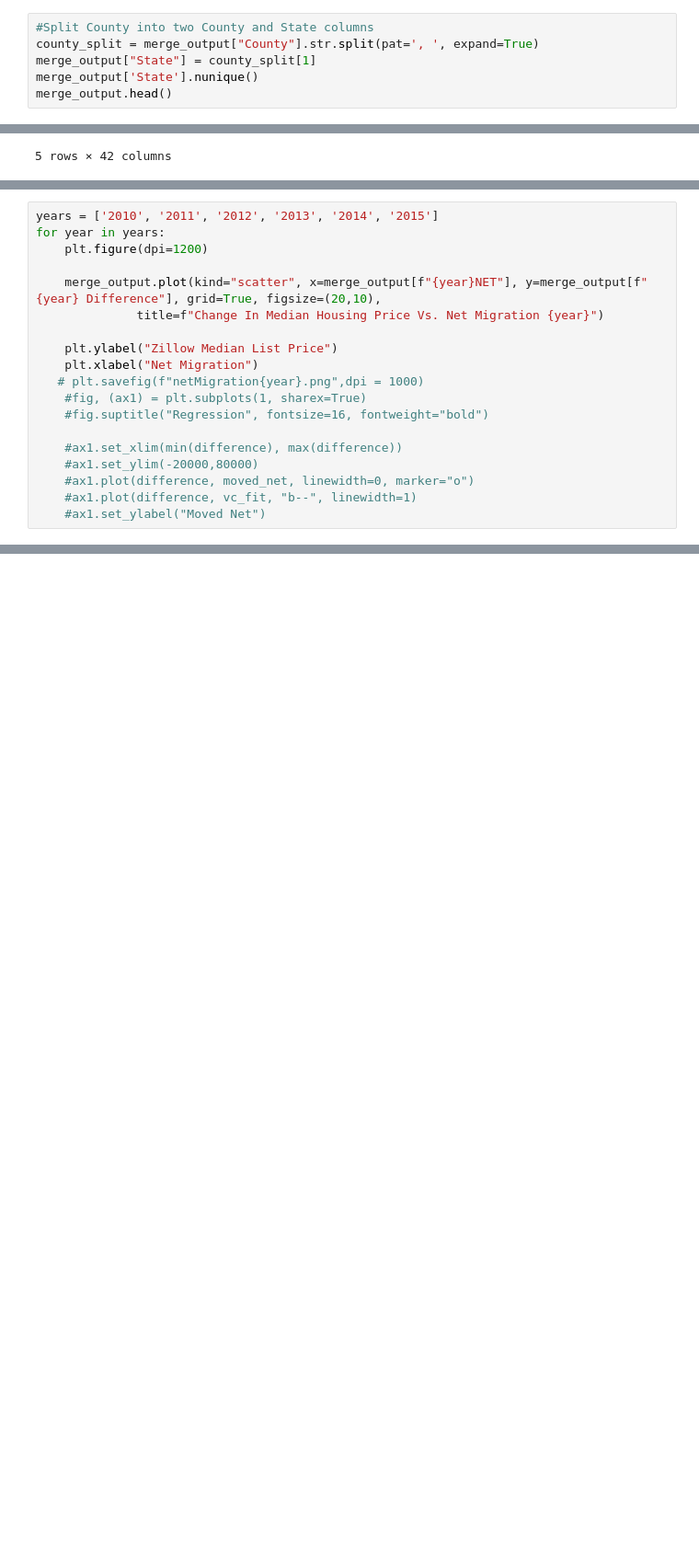
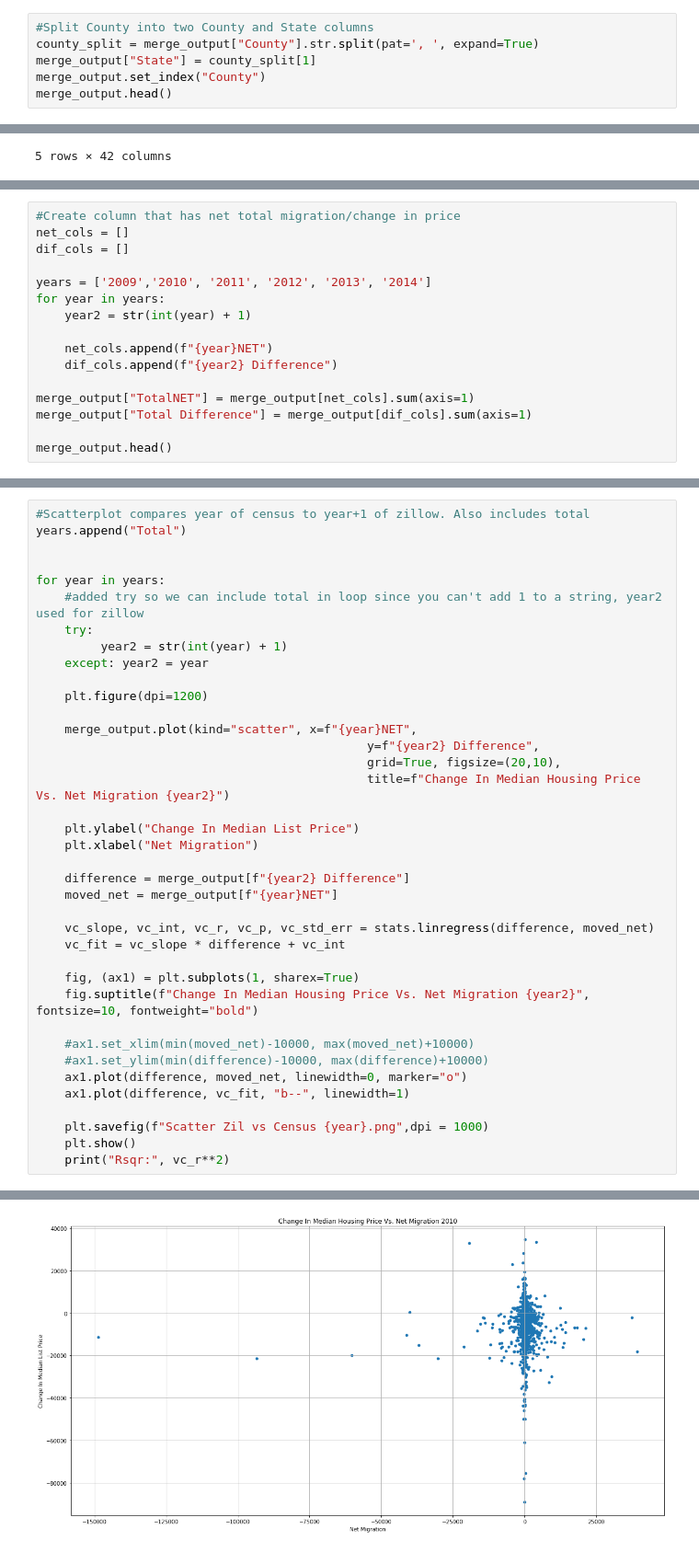
Before and after one commit to UCBDataAna/Project1_Migration, a Jupyter notebook: ScatterPlot_ByYear.ipynb, the cells around one changed output, grey strips where cells are left out. Shown: that part at 92% size. Drawn from its saved outputs; the diff is of its cells as text; blank space fills up the shorter version.

Commit message:
working ScatterPlot_ByYear script

```diff
--- a/ScatterPlot_ByYear.ipynb
+++ b/ScatterPlot_ByYear.ipynb
@@ -12,7 +13,7 @@ merge_output = merge_output.fillna(0)
 #Split County into two County and State columns
 county_split = merge_output["County"].str.split(pat=', ', expand=True)
 merge_output["State"] = county_split[1]
-merge_output['State'].nunique()
+merge_output.set_index("County")
 merge_output.head()
 # %% [output]
 |  | Unnamed: 0 | County | 2009IN | 2009NET | state | county | 2010IN | 2010NET | 2011IN | 2011NET | ... | ... |
@@ -35,0 +26,16 @@ net_df["Total Net"] = state_migration.sum(axis=1)
+# %%
+#Create column that has net total migration/change in price
+net_cols = []
+dif_cols = []
+
+years = ['2009','2010', '2011', '2012', '2013', '2014']
+for year in years:
+    year2 = str(int(year) + 1)
+
+    net_cols.append(f"{year}NET")
+    dif_cols.append(f"{year2} Difference")
+
+merge_output["TotalNET"] = merge_output[net_cols].sum(axis=1)
+merge_output["Total Difference"] = merge_output[dif_cols].sum(axis=1)
+
+merge_output.head()
@@ -36,20 +50,39 @@ net_df["Total Net"] = state_migration.sum(axis=1)
 # %%
-years = ['2010', '2011', '2012', '2013', '2014', '2015']
+#Scatterplot compares year of census to year+1 of zillow. Also includes total
+years.append("Total")
+
+
 for year in years:
+    #added try so we can include total in loop since you can't add 1 to a string, year2 used for zillow
+    try:
+         year2 = str(int(year) + 1)
+    except: year2 = year
+
     plt.figure(dpi=1200)
 
-    merge_output.plot(kind="scatter", x=merge_output[f"{year}NET"], y=merge_output[f"{year} Difference"], grid=True, figsize=(20,10),
-              title=f"Change In Median Housing Price Vs. Net Migration {year}")
+    merge_output.plot(kind="scatter", x=f"{year}NET",
+                                              y=f"{year2} Difference",
+                                              grid=True, figsize=(20,10),
+                                              title=f"Change In Median Housing Price Vs. Net Migration {year2}")
 
-    plt.ylabel("Zillow Median List Price")
+    plt.ylabel("Change In Median List Price")
     plt.xlabel("Net Migration")
-   # plt.savefig(f"netMigration{year}.png",dpi = 1000)
-    #fig, (ax1) = plt.subplots(1, sharex=True)
-    #fig.suptitle("Regression", fontsize=16, fontweight="bold")
 
-    #ax1.set_xlim(min(difference), max(difference))
-    #ax1.set_ylim(-20000,80000)
-    #ax1.plot(difference, moved_net, linewidth=0, marker="o")
-    #ax1.plot(difference, vc_fit, "b--", linewidth=1)
-    #ax1.set_ylabel("Moved Net")
+    difference = merge_output[f"{year2} Difference"]
+    moved_net = merge_output[f"{year}NET"]
+
+    vc_slope, vc_int, vc_r, vc_p, vc_std_err = stats.linregress(difference, moved_net)
+    vc_fit = vc_slope * difference + vc_int
+
+    fig, (ax1) = plt.subplots(1, sharex=True)
+    fig.suptitle(f"Change In Median Housing Price Vs. Net Migration {year2}", fontsize=10, fontweight="bold")
+
+    #ax1.set_xlim(min(moved_net)-10000, max(moved_net)+10000)
+    #ax1.set_ylim(min(difference)-10000, max(difference)+10000)
+    ax1.plot(difference, moved_net, linewidth=0, marker="o")
+    ax1.plot(difference, vc_fit, "b--", linewidth=1)
+
+    plt.savefig(f"Scatter Zil vs Census {year}.png",dpi = 1000)
+    plt.show()
+    print("Rsqr:", vc_r**2)
 # %% [output]
@@ -56,0 +90 @@ KeyError: '[ -45. 3388.  547. ... 2257. 1363. 2597.] not in index'
+[figure, added]
```
Also changed, not shown: parts of 6 cells of this notebook, 26 other files.
